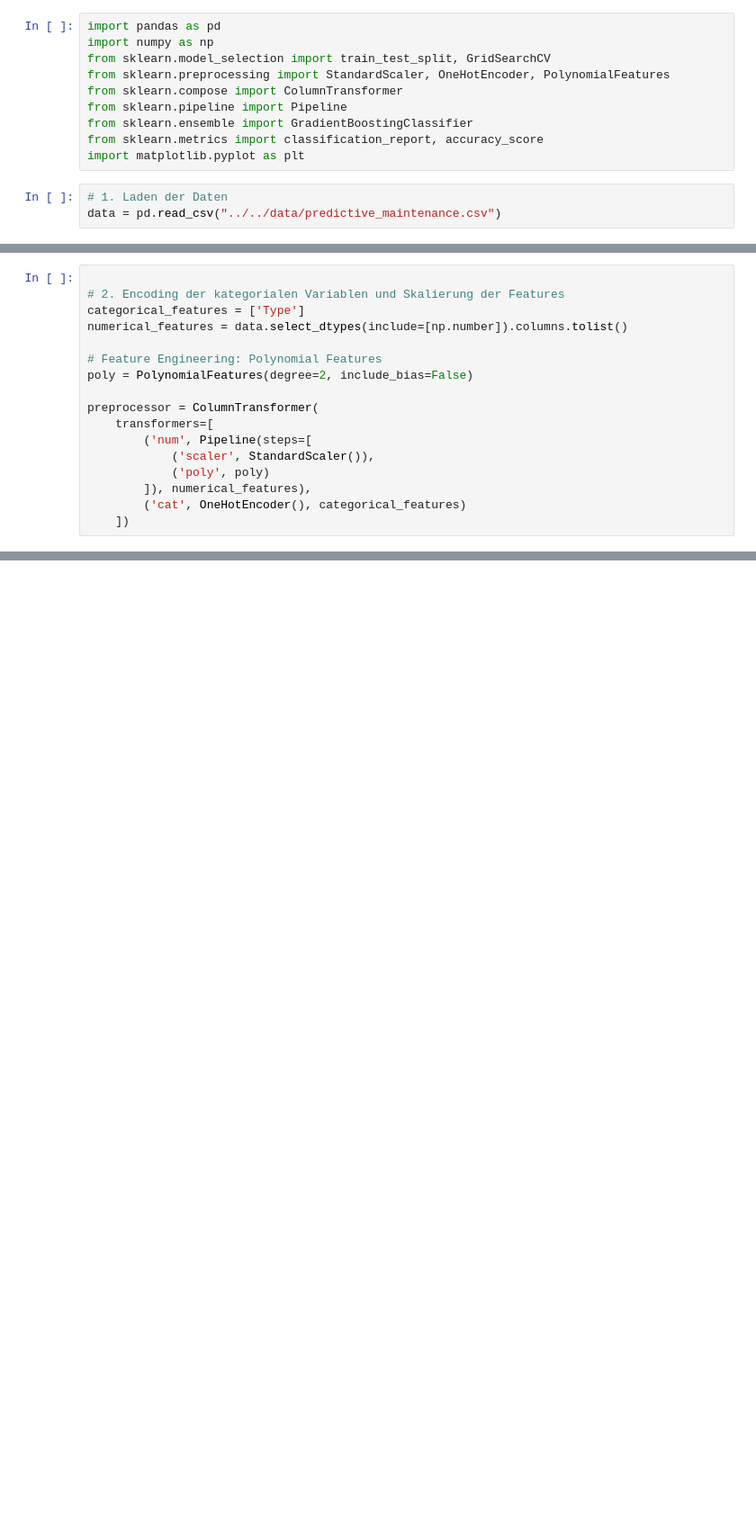
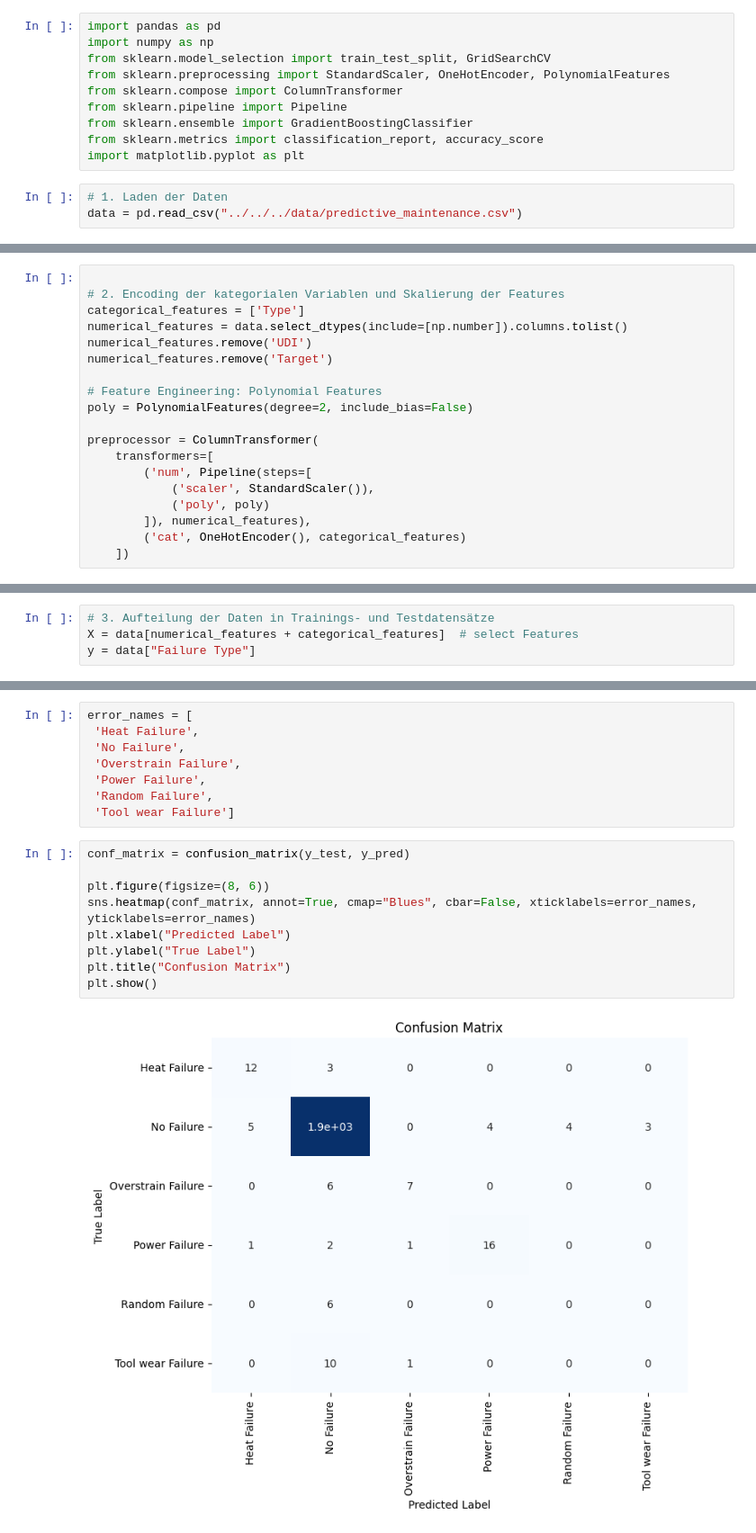
Before and after one commit to JonaKoenemann/machine_failure_classification, a Jupyter notebook: src/models/gradient_boosting_classifier/gardient_boosting_classifier.ipynb, the cells around one changed output, grey strips where cells are left out. Shown: that part at 90% size. Cells and saved outputs as stored; diff of their text form; blank space fills up the shorter version.

```diff
--- a/src/models/gradient_boosting_classifier/gardient_boosting_classifier.ipynb
+++ b/src/models/gradient_boosting_classifier/gardient_boosting_classifier.ipynb
@@ -10,4 +10,4 @@ from sklearn.metrics import classification_report, accuracy_score
 import matplotlib.pyplot as plt
 # %%
 # 1. Laden der Daten
-data = pd.read_csv("../../data/predictive_maintenance.csv")
+data = pd.read_csv("../../../data/predictive_maintenance.csv")
@@ -16,6 +28,8 @@ data = pd.read_csv("../../data/predictive_maintenance.csv")
 # 2. Encoding der kategorialen Variablen und Skalierung der Features
 categorical_features = ['Type']
 numerical_features = data.select_dtypes(include=[np.number]).columns.tolist()
+numerical_features.remove('UDI')
+numerical_features.remove('Target')
 
 # Feature Engineering: Polynomial Features
 poly = PolynomialFeatures(degree=2, include_bias=False)
@@ -30,0 +66,4 @@ preprocessor = ColumnTransformer(
+# %%
+# 3. Aufteilung der Daten in Trainings- und Testdatensätze
+X = data[numerical_features + categorical_features]  # select Features
+y = data["Failure Type"]
@@ -94,0 +152,19 @@ Heat Dissipation Failure       0.93      0.87      0.90        15
+# %%
+error_names = [
+ 'Heat Failure',
+ 'No Failure',
+ 'Overstrain Failure',
+ 'Power Failure',
+ 'Random Failure',
+ 'Tool wear Failure']
+# %%
+conf_matrix = confusion_matrix(y_test, y_pred)
+
+plt.figure(figsize=(8, 6))
+sns.heatmap(conf_matrix, annot=True, cmap="Blues", cbar=False, xticklabels=error_names, yticklabels=error_names)
+plt.xlabel("Predicted Label")
+plt.ylabel("True Label")
+plt.title("Confusion Matrix")
+plt.show()
+# %% [output]
+[figure, added]
```
Also changed, not shown: parts of 13 cells of this notebook, 1 other file.
